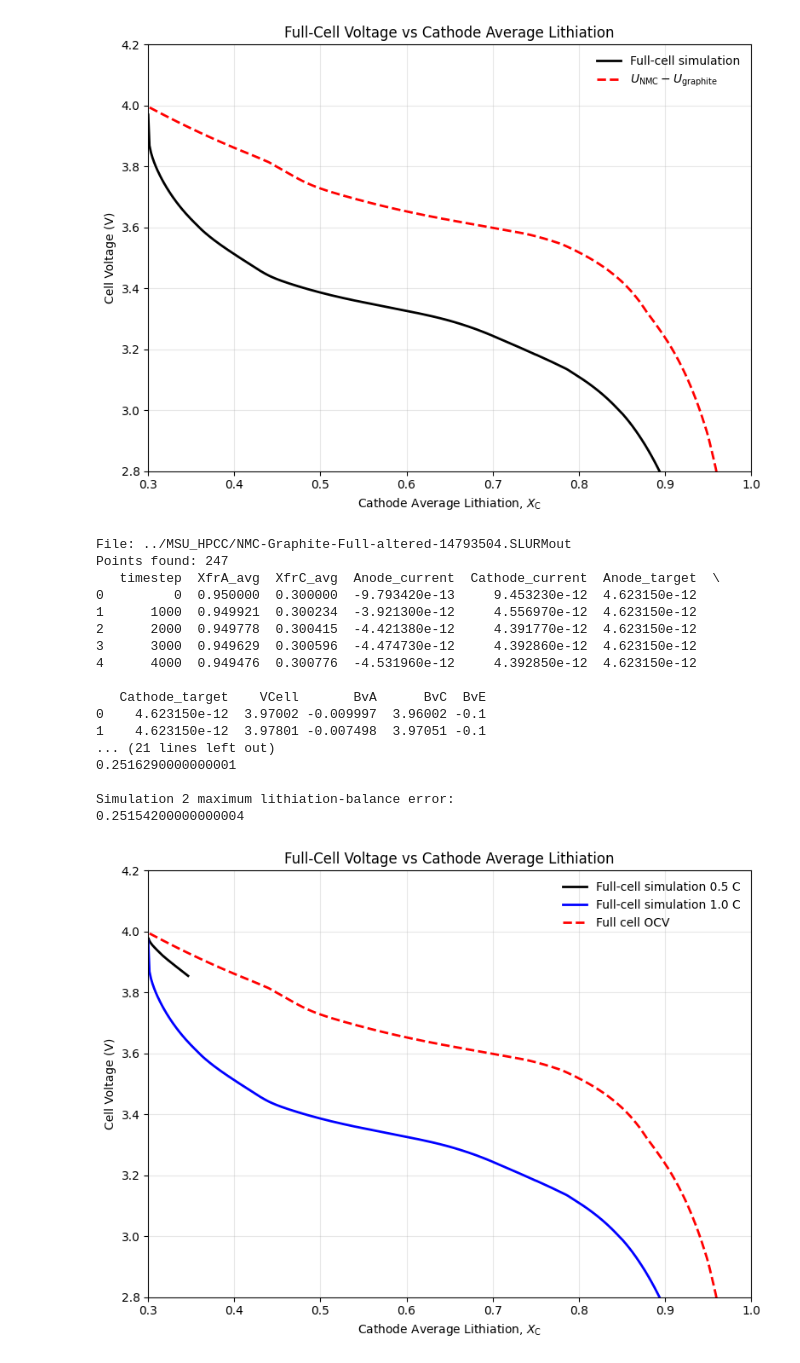
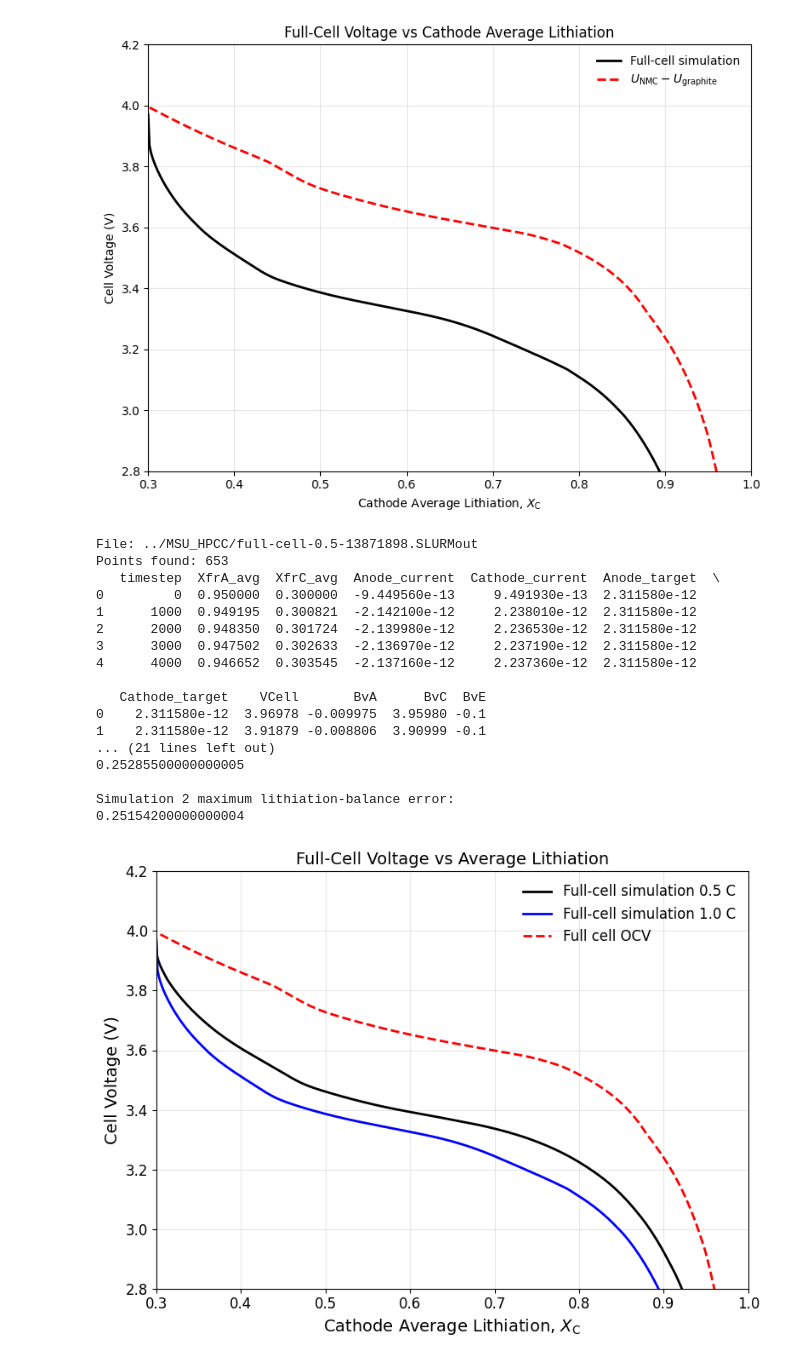
Before and after one commit to HCY-Group/BESFEM, a Jupyter notebook: plotting/full_cell_ocv.ipynb, the cells around one changed output. Drawn from its saved outputs; the diff is of its cells as text; code cells hidden in the pictures.

```diff
--- a/plotting/full_cell_ocv.ipynb
+++ b/plotting/full_cell_ocv.ipynb
@@ -421,7 +421,7 @@ import matplotlib.pyplot as plt
 # STEP 1: DEFINE THE FULL-CELL SLURM FILES
 # ============================================================
 
-file_path_1 = "../MSU_HPCC/NMC-Graphite-Full-altered-14793504.SLURMout"
+file_path_1 = "../MSU_HPCC/full-cell-0.5-13871898.SLURMout"
 file_path_2 = "../MSU_HPCC/full-cell-1.0-13871987.SLURMout"
 
 
@@ -664,45 +664,48 @@ plt.plot(
 # Full-cell equilibrium OCV.
 plt.plot(
     xfrc_curve,
     full_cell_ocv_curve,
     color="red",
     linestyle="--",
     linewidth=2,
     label=r"Full cell OCV",
 )
 
 plt.xlabel(
-    r"Cathode Average Lithiation, $X_{\mathrm{C}}$"
+    r"Cathode Average Lithiation, $X_{\mathrm{C}}$", fontsize = 14
 )
-plt.ylabel("Cell Voltage (V)")
+plt.ylabel("Cell Voltage (V)", fontsize = 14)
 
 plt.xlim(0.3, 1.0)
 plt.ylim(2.8, 4.2)
 
+plt.xticks(fontsize=12)
+plt.yticks(fontsize=12)
+
 plt.title(
-    "Full-Cell Voltage vs Cathode Average Lithiation"
+    "Full-Cell Voltage vs Average Lithiation", fontsize = 14
 )
 
 plt.grid(True, alpha=0.3)
-plt.legend(frameon=False)
+plt.legend(frameon=False, fontsize=12)
 plt.tight_layout()
 plt.show()
 # %% [output]
-File: ../MSU_HPCC/NMC-Graphite-Full-altered-14793504.SLURMout
-Points found: 247
+File: ../MSU_HPCC/full-cell-0.5-13871898.SLURMout
+Points found: 653
    timestep  XfrA_avg  XfrC_avg  Anode_current  Cathode_current  Anode_target  \
-0         0  0.950000  0.300000  -9.793420e-13     9.453230e-12  4.623150e-12
-1      1000  0.949921  0.300234  -3.921300e-12     4.556970e-12  4.623150e-12
-2      2000  0.949778  0.300415  -4.421380e-12     4.391770e-12  4.623150e-12
-3      3000  0.949629  0.300596  -4.474730e-12     4.392860e-12  4.623150e-12
-4      4000  0.949476  0.300776  -4.531960e-12     4.392850e-12  4.623150e-12
+0         0  0.950000  0.300000  -9.449560e-13     9.491930e-13  2.311580e-12
+1      1000  0.949195  0.300821  -2.142100e-12     2.238010e-12  2.311580e-12
+2      2000  0.948350  0.301724  -2.139980e-12     2.236530e-12  2.311580e-12
+3      3000  0.947502  0.302633  -2.136970e-12     2.237190e-12  2.311580e-12
+4      4000  0.946652  0.303545  -2.137160e-12     2.237360e-12  2.311580e-12
 
    Cathode_target    VCell       BvA      BvC  BvE
-0    4.623150e-12  3.97002 -0.009997  3.96002 -0.1
-1    4.623150e-12  3.97801 -0.007498  3.97051 -0.1
+0    2.311580e-12  3.96978 -0.009975  3.95980 -0.1
+1    2.311580e-12  3.91879 -0.008806  3.90999 -0.1
 ... (21 lines left out)
-0.2516290000000001
+0.25285500000000005
 
 Simulation 2 maximum lithiation-balance error:
 0.25154200000000004
-[figure, old version]
+[figure, new version]
```
Also changed, not shown: 2 other files.
